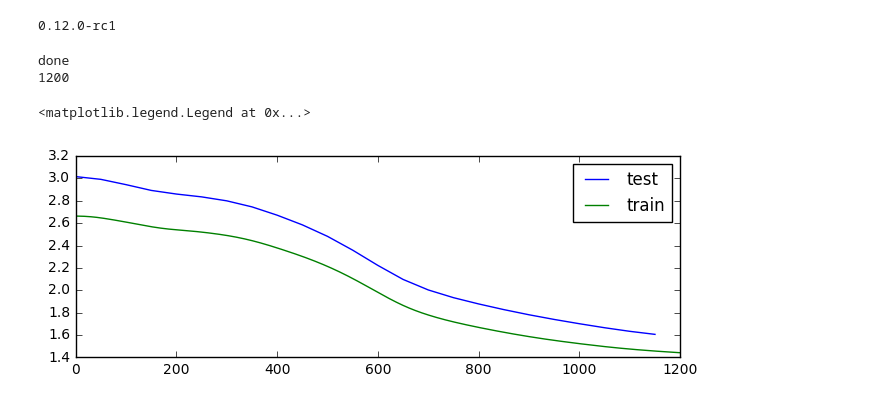
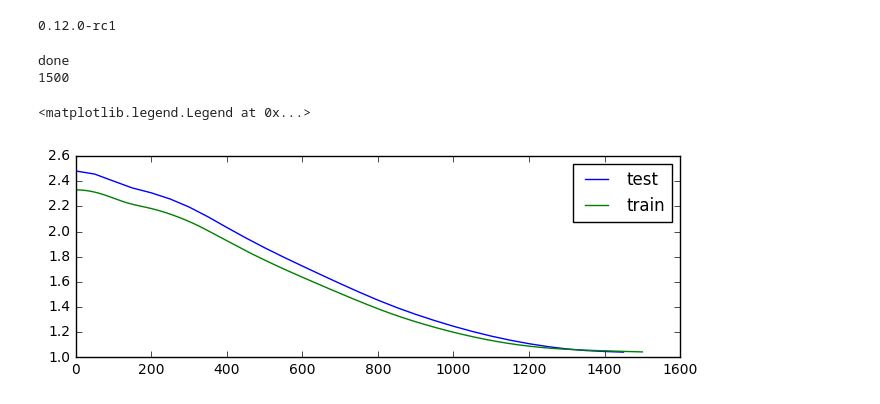
Before and after one commit to ragulpr/wtte-rnn, a Jupyter notebook: examples/ipynb/vanilla-WTTE-RNN.ipynb, the cells around one changed output. Drawn from its saved outputs; the diff is of its cells as text; code cells hidden in the pictures.

```diff
--- a/examples/ipynb/vanilla-WTTE-RNN.ipynb
+++ b/examples/ipynb/vanilla-WTTE-RNN.ipynb
@@ -376,5 +374,5 @@ def evaluate_train(plot_save_indx):
 # %%
-every_nth = 15
+every_nth = 9
 n = max_seq_len
 censored_tte,events,true_time_to_event,censored_tte,was_event,is_censored = get_countdown_data(n,every_nth)
 # To avoid exploding gradients, initialize output layer to have magnitude similar to a baseline i.e geometric model.
@@ -382,13 +380,13 @@ censored_tte,events,true_time_to_event,censored_tte,was_event,is_censored = get_
 a_baseline_real = -1.0/np.log(1.0-1.0/np.mean(true_time_to_event+1.0))
 a_baseline      = a_baseline_real
 
-costs_w_train = []
-costs_w_test  = []
+costs_train = []
+costs_test  = []
 
 iterations = []
 inner_iterations = []
 
-saved_op_w = []
+saved_predictions = []
 
 random.seed(1)
 np.random.seed(1)
@@ -399,7 +397,7 @@ iteration = 0
 # %%
 #xxx
 plot_save_indx = (every_nth+1)/2 # which plot to save later on
-batch_size = every_nth; plot_every_nth  = 50;n_iterations  = 1200
+batch_size = every_nth; plot_every_nth  = 50;n_iterations  = 1500
 
 y = np.zeros([n,batch_size])
 x = np.zeros([n,batch_size,n_features])
@@ -407,23 +405,24 @@ u = np.ones([n,batch_size])
 
 for i in xrange(n_iterations):
     if i%plot_every_nth==0:
-        op_w = evaluate_train(plot_save_indx)
+        #output_layer_val is a tensor [predicted_alpha,predicted_beta]
+        output_layer_val = evaluate_train(plot_save_indx)
     iteration = iteration +1
     training_step_censored_penalized(0.001)
 print 'done'
 print iteration
 # %% [output]
 done
-1200
+1500
 # %%
 fig_scale=0.4
 fig, ax = plt.subplots(1, sharex=False, figsize=(fig_scale*(3.0)*6.5, fig_scale*6.5))
 
-plt.plot(inner_iterations,costs_w_test,label='test')
-plt.plot(iterations,roll_fun(costs_w_train,size=10),label='train')
+plt.plot(inner_iterations,costs_test,label='test')
+plt.plot(iterations,roll_fun(costs_train,size=10),label='train')
 plt.legend()
 # %% [output]
 <matplotlib.legend.Legend at 0x...>
-[figure, old version]
+[figure, new version]
 # %%
 max_horizon = 3*every_nth/2+1 #n. (vertical) future step on pmf graph
```
Also changed, not shown: parts of 5 cells of this notebook.
